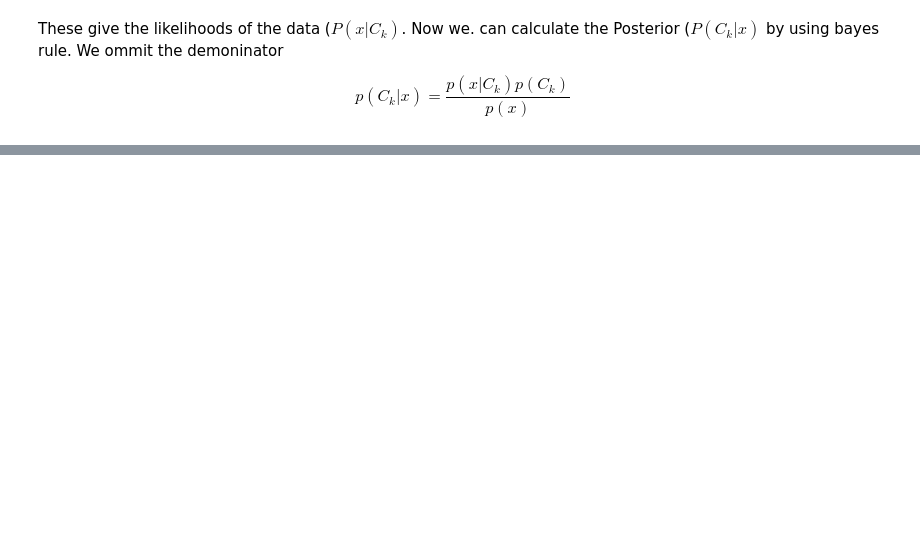
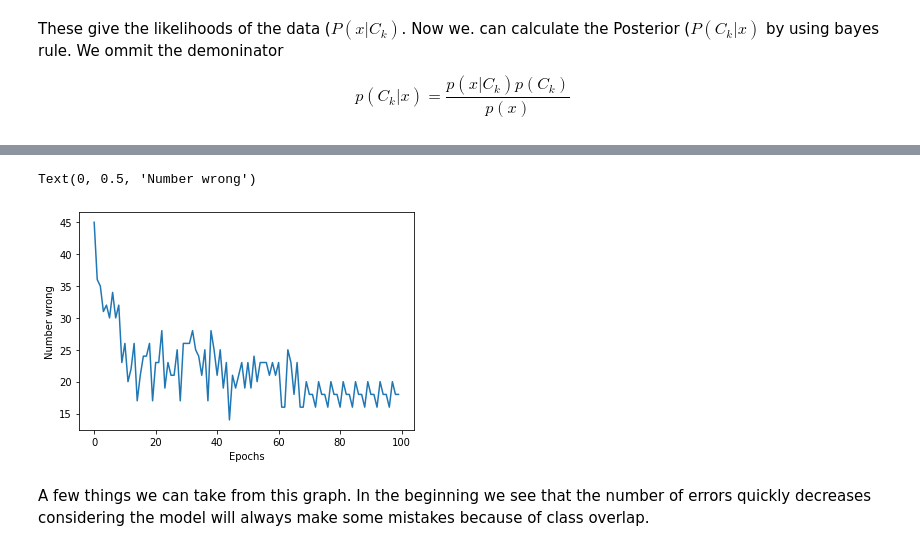
Before and after one commit to wouterMostard/PRML, a Jupyter notebook: Chapter 4 Linear Models for classification.ipynb, the cells around one changed output, grey strips where cells are left out. Saved outputs shown, nothing was run; the diff lists cells and outputs as text; code cells hidden in the pictures; blank space fills up the shorter version.

Commit message:
Add perceptron

```diff
--- a/Chapter 4 Linear Models for classification.ipynb
+++ b/Chapter 4 Linear Models for classification.ipynb
@@ -189,0 +220,33 @@ weighted avg       0.95      0.95      0.95       100
+# %%
+y[np.where(y == 0)] = -1 # Encode the targets as -1 and 1, this is needed for the perceptron criterion§
+
+w = np.random.normal(0, 1, (3, 1)) # Init the 2x2 weight matrix (2 features and 2 classes)
+
+lr = 1
+
+num_wrong = []
+
+for i in range(100): # Number of epochs
+    n_wrong = 0
+    for i in range(X.shape[1]):
+        x = X[:, i]
+
+        prediction = ((w.T @ x) >= 0).astype(int)[0]
+
+        if prediction == 0: # Transform to -1 and 1
+            prediction = -1
+
+        if prediction != y[i]:
+            n_wrong += 1
+            w = w + (lr * x * y[i]).reshape(-1, 1)
+
+    num_wrong.append(n_wrong)
+# %%
+plt.plot(num_wrong)
+plt.xlabel('Epochs')
+plt.ylabel('Number wrong')
+# %% [output]
+Text(0, 0.5, 'Number wrong')
+[figure, added]
+# %% [markdown]
+A few things we can take from this graph. In the beginning we see that the number of errors quickly decreases considering the model will always make some mistakes because of class overlap.
```
Also changed, not shown: parts of 12 cells of this notebook.
